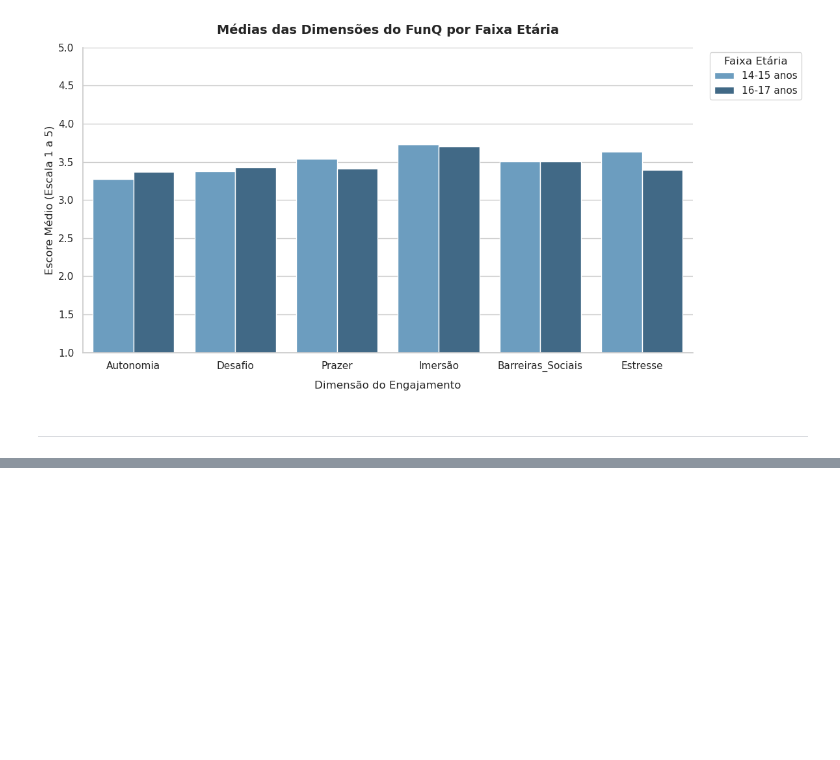
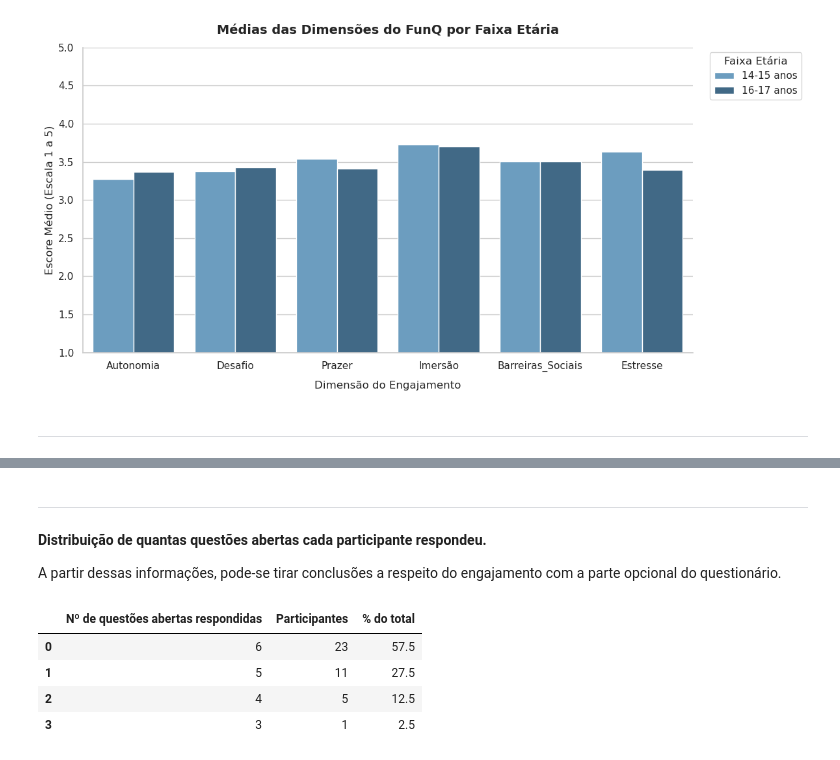
Before and after one commit to Anthony-Hilario/AnaliseDadosFunQ, a Jupyter notebook: analise-respostas-funq.ipynb, the cells around one changed output, grey strips where cells are left out. Cells and saved outputs as stored; diff of their text form; code cells hidden in the pictures; blank space fills up the shorter version.

```diff
--- a/analise-respostas-funq.ipynb
+++ b/analise-respostas-funq.ipynb
@@ -399,0 +404,17 @@ O valor está em cruzar qualitativamente com os achados quantitativos: se Desafi
+# %% [markdown]
+---
+**Distribuição de quantas questões abertas cada participante respondeu.**
+
+A partir dessas informações, pode-se tirar conclusões a respeito do engajamento com a parte opcional do questionário.
+# %%
+qtd = abertas.notna().sum(axis=1)
+distribuicao = (qtd.value_counts().sort_index(ascending=False)
+                .rename_axis('Nº de questões abertas respondidas').reset_index(name='Participantes'))
+distribuicao['% do total'] = (distribuicao['Participantes'] / len(df) * 100).round(1)
+distribuicao
+# %% [output]
+|  | Nº de questões abertas respondidas | Participantes | % do total |
+| 0 | 6 | 23 | 57.5 |
+| 1 | 5 | 11 | 27.5 |
+| 2 | 4 | 5 | 12.5 |
+| 3 | 3 | 1 | 2.5 |
```
Also changed, not shown: parts of 13 cells of this notebook.
